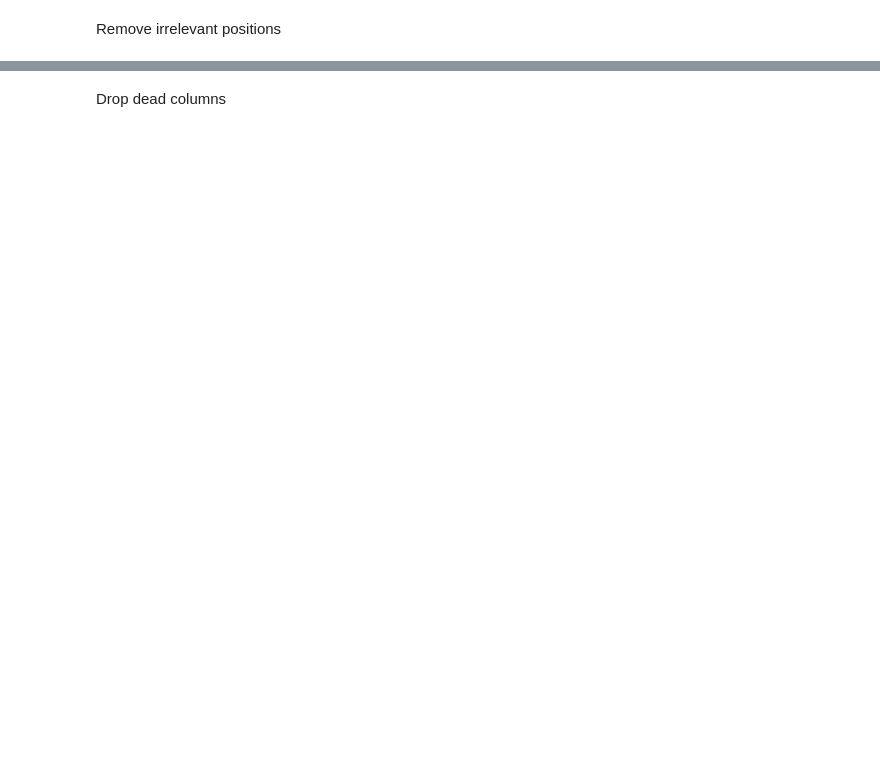
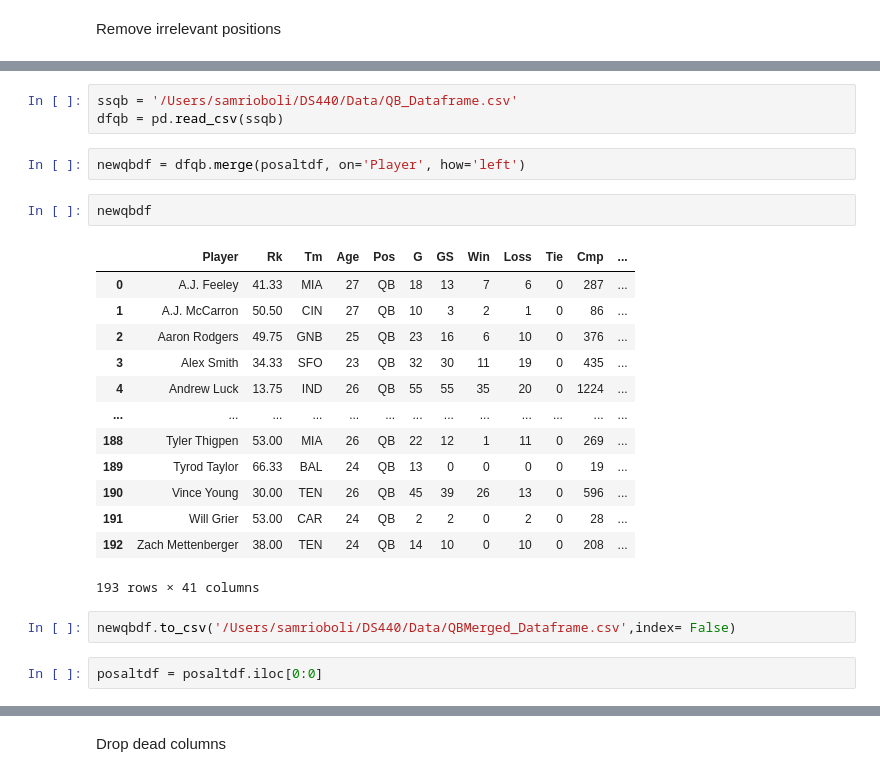
Before and after one commit to r-gram/DS440, a Jupyter notebook: Code/Stats_Cleaning.ipynb, the cells around one changed output, grey strips where cells are left out. Saved outputs shown, nothing was run; the diff lists cells and outputs as text; blank space fills up the shorter version.

```diff
--- a/Code/Stats_Cleaning.ipynb
+++ b/Code/Stats_Cleaning.ipynb
@@ -49,3 +112,28 @@ posdf
+# %%
+ssqb = '/Users/samrioboli/DS440/Data/QB_Dataframe.csv'
+dfqb = pd.read_csv(ssqb)
+# %%
+newqbdf = dfqb.merge(posaltdf, on='Player', how='left')
+# %%
+newqbdf
+# %% [output]
+|  | Player | Rk | Tm | Age | Pos | G | GS | Win | Loss | Tie | Cmp | ... |
+| 0 | A.J. Feeley | 41.33 | MIA | 27 | QB | 18 | 13 | 7 | 6 | 0 | 287 | ... |
+| 1 | A.J. McCarron | 50.50 | CIN | 27 | QB | 10 | 3 | 2 | 1 | 0 | 86 | ... |
+| 2 | Aaron Rodgers | 49.75 | GNB | 25 | QB | 23 | 16 | 6 | 10 | 0 | 376 | ... |
+| 3 | Alex Smith | 34.33 | SFO | 23 | QB | 32 | 30 | 11 | 19 | 0 | 435 | ... |
+| 4 | Andrew Luck | 13.75 | IND | 26 | QB | 55 | 55 | 35 | 20 | 0 | 1224 | ... |
+| ... | ... | ... | ... | ... | ... | ... | ... | ... | ... | ... | ... | ... |
+| 188 | Tyler Thigpen | 53.00 | MIA | 26 | QB | 22 | 12 | 1 | 11 | 0 | 269 | ... |
+| 189 | Tyrod Taylor | 66.33 | BAL | 24 | QB | 13 | 0 | 0 | 0 | 0 | 19 | ... |
+| 190 | Vince Young | 30.00 | TEN | 26 | QB | 45 | 39 | 26 | 13 | 0 | 596 | ... |
+| 191 | Will Grier | 53.00 | CAR | 24 | QB | 2 | 2 | 0 | 2 | 0 | 28 | ... |
+| 192 | Zach Mettenberger | 38.00 | TEN | 24 | QB | 14 | 10 | 0 | 10 | 0 | 208 | ... |
+193 rows × 41 columns
+# %%
+newqbdf.to_csv('/Users/samrioboli/DS440/Data/QBMerged_Dataframe.csv',index= False)
+# %%
+posaltdf = posaltdf.iloc[0:0]
 # %%
 df.drop(df.loc[df['Pos']==posv].index, inplace=True)
 df['Pos'].value_counts()
```
Also changed, not shown: parts of 16 cells of this notebook.
